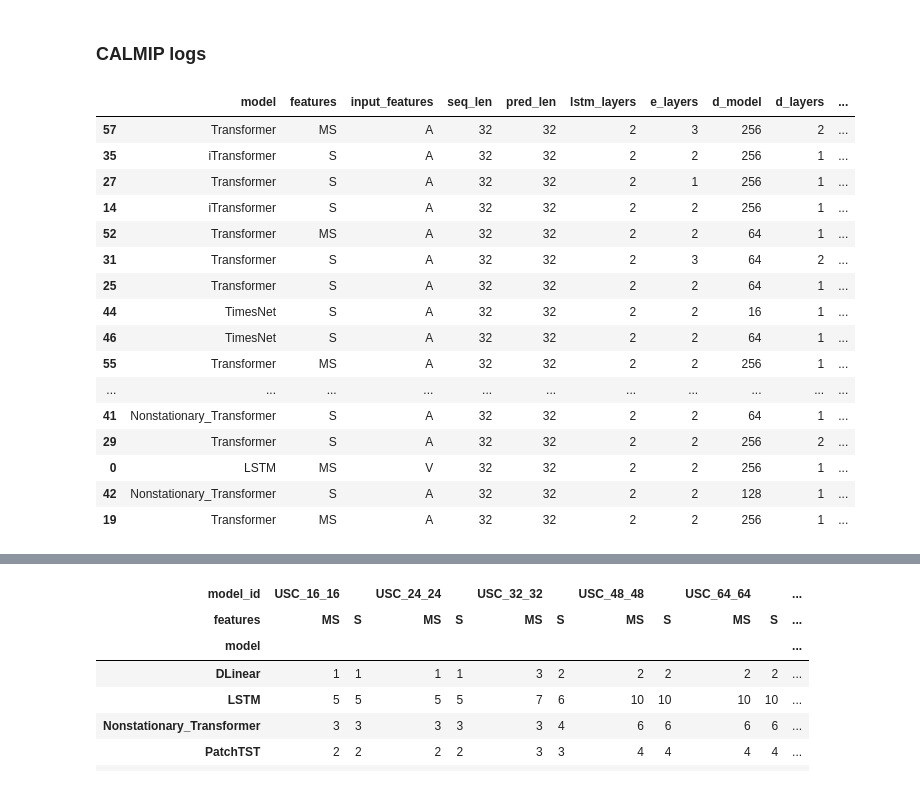
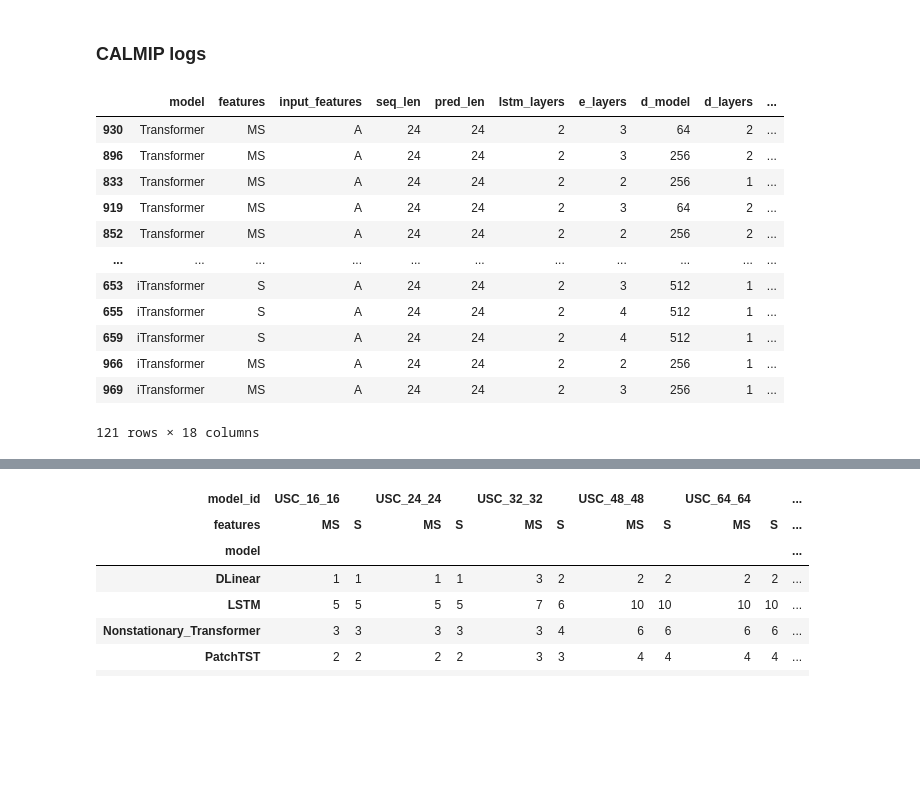
Before and after one commit to arnaud-odet/Time-Series-Library, a Jupyter notebook: results.ipynb, the cells around one changed output, grey strips where cells are left out. Drawn from its saved outputs; the diff is of its cells as text; code cells hidden in the pictures; blank space fills up the shorter version.

```diff
--- a/results.ipynb
+++ b/results.ipynb
@@ -157,28 +159,26 @@ test 1965
 ### CALMIP logs
 # %%
 cp_logs_df = pd.read_csv('./logs/calmip_logs.csv', index_col = 0)
+cp_logs_df = cp_logs_df[cp_logs_df.index >= CALMIP_START_INDEX[2]]
 cp_logs_df['fit_time'] = cp_logs_df['fit_time'].astype(int)
+model_id = "USC_24_24"
 cp_query = (cp_logs_df['model_id'] == model_id)
 cp_logs_df[cp_query][['model','features','input_features','seq_len', 'pred_len','lstm_layers','e_layers','d_model', 'd_layers', 'd_ff',
-       'dropout', 'learning_rate', 'train_epochs', 'epoch','fde','rmse','nb_params', 'fit_time']].sort_values('fde').head(20)
+       'dropout', 'learning_rate', 'train_epochs', 'epoch','fde','rmse','nb_params', 'fit_time']].sort_values('fde')
 # %% [output]
 |  | model | features | input_features | seq_len | pred_len | lstm_layers | e_layers | d_model | d_layers | ... |
-| 57 | Transformer | MS | A | 32 | 32 | 2 | 3 | 256 | 2 | ... |
-| 35 | iTransformer | S | A | 32 | 32 | 2 | 2 | 256 | 1 | ... |
-| 27 | Transformer | S | A | 32 | 32 | 2 | 1 | 256 | 1 | ... |
-| 14 | iTransformer | S | A | 32 | 32 | 2 | 2 | 256 | 1 | ... |
-| 52 | Transformer | MS | A | 32 | 32 | 2 | 2 | 64 | 1 | ... |
-| 31 | Transformer | S | A | 32 | 32 | 2 | 3 | 64 | 2 | ... |
-| 25 | Transformer | S | A | 32 | 32 | 2 | 2 | 64 | 1 | ... |
-| 44 | TimesNet | S | A | 32 | 32 | 2 | 2 | 16 | 1 | ... |
-| 46 | TimesNet | S | A | 32 | 32 | 2 | 2 | 64 | 1 | ... |
-| 55 | Transformer | MS | A | 32 | 32 | 2 | 2 | 256 | 1 | ... |
+| 930 | Transformer | MS | A | 24 | 24 | 2 | 3 | 64 | 2 | ... |
+| 896 | Transformer | MS | A | 24 | 24 | 2 | 3 | 256 | 2 | ... |
+| 833 | Transformer | MS | A | 24 | 24 | 2 | 2 | 256 | 1 | ... |
+| 919 | Transformer | MS | A | 24 | 24 | 2 | 3 | 64 | 2 | ... |
+| 852 | Transformer | MS | A | 24 | 24 | 2 | 2 | 256 | 2 | ... |
 | ... | ... | ... | ... | ... | ... | ... | ... | ... | ... | ... |
-| 41 | Nonstationary_Transformer | S | A | 32 | 32 | 2 | 2 | 64 | 1 | ... |
-| 29 | Transformer | S | A | 32 | 32 | 2 | 2 | 256 | 2 | ... |
-| 0 | LSTM | MS | V | 32 | 32 | 2 | 2 | 256 | 1 | ... |
-| 42 | Nonstationary_Transformer | S | A | 32 | 32 | 2 | 2 | 128 | 1 | ... |
-| 19 | Transformer | MS | A | 32 | 32 | 2 | 2 | 256 | 1 | ... |
+| 653 | iTransformer | S | A | 24 | 24 | 2 | 3 | 512 | 1 | ... |
+| 655 | iTransformer | S | A | 24 | 24 | 2 | 4 | 512 | 1 | ... |
+| 659 | iTransformer | S | A | 24 | 24 | 2 | 4 | 512 | 1 | ... |
+| 966 | iTransformer | MS | A | 24 | 24 | 2 | 2 | 256 | 1 | ... |
+| 969 | iTransformer | MS | A | 24 | 24 | 2 | 3 | 256 | 1 | ... |
+121 rows × 18 columns
 # %%
 cp_logs_df
 # %% [output]
```
Also changed, not shown: parts of 1 cell of this notebook, 2 other files.
